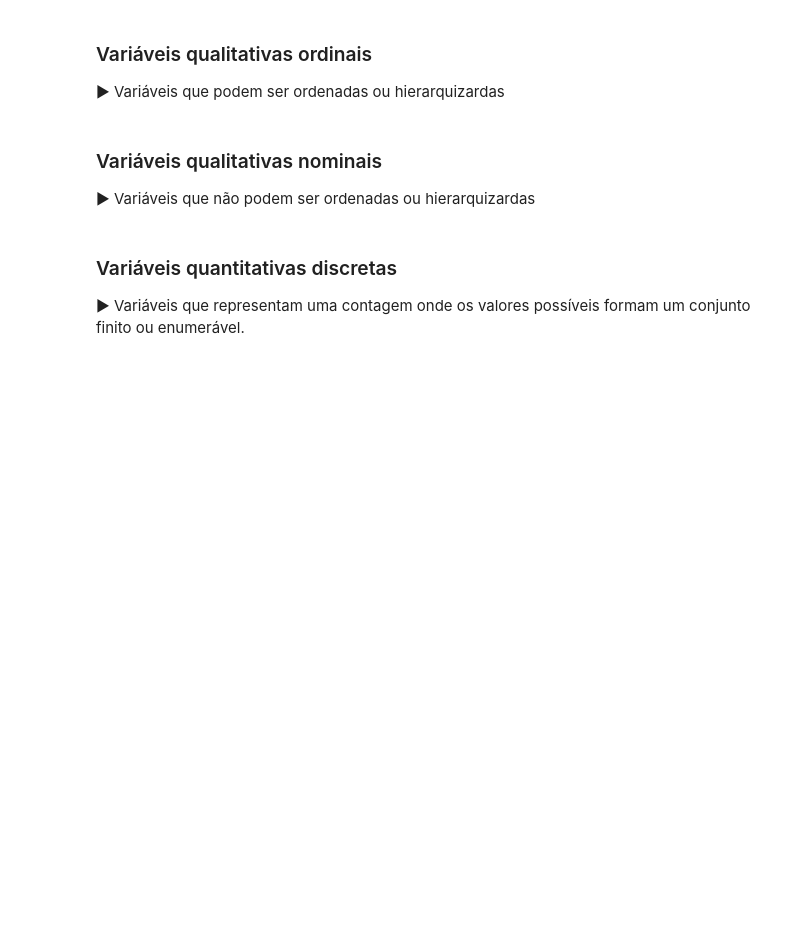
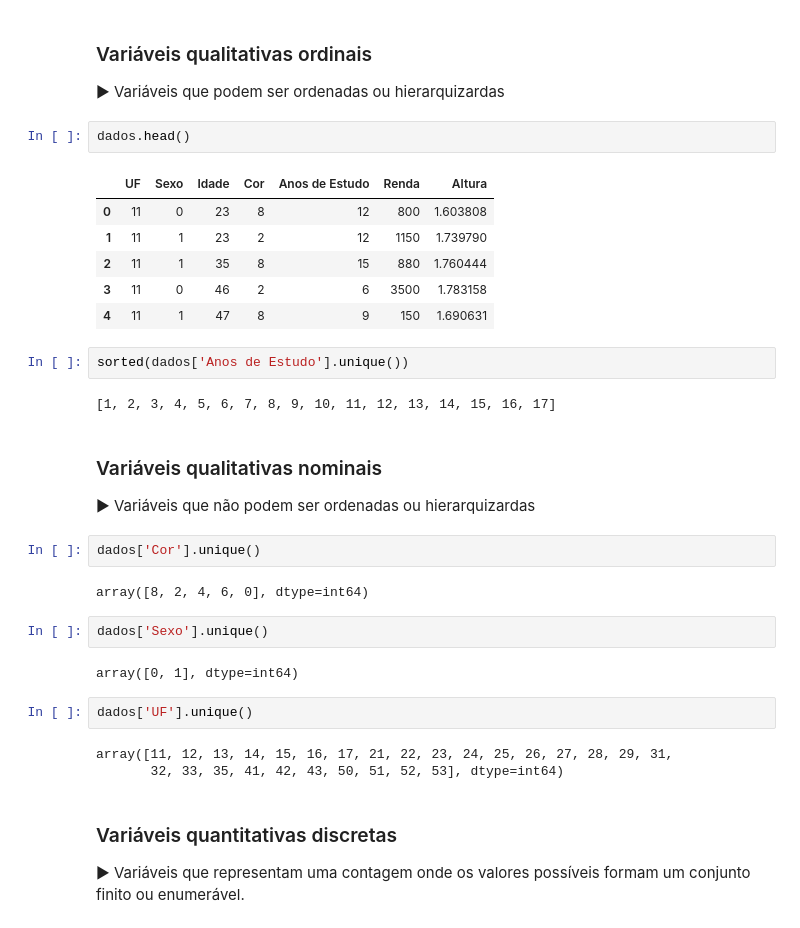
Before and after one commit to Florenncio/data_exploration_pnad2015, a Jupyter notebook: Curso_de_Estatística_Parte_1.ipynb, the cells around one changed output. Saved outputs shown, nothing was run; the diff lists cells and outputs as text; blank space fills up the shorter version.

```diff
--- a/Curso_de_Estatística_Parte_1.ipynb
+++ b/Curso_de_Estatística_Parte_1.ipynb
@@ -136,10 +136,36 @@ pandas.core.frame.DataFrame
 ### Variáveis qualitativas ordinais
 
 ► Variáveis que podem ser ordenadas ou hierarquizardas
+# %%
+dados.head()
+# %% [output]
+|  | UF | Sexo | Idade | Cor | Anos de Estudo | Renda | Altura |
+| 0 | 11 | 0 | 23 | 8 | 12 | 800 | 1.603808 |
+| 1 | 11 | 1 | 23 | 2 | 12 | 1150 | 1.739790 |
+| 2 | 11 | 1 | 35 | 8 | 15 | 880 | 1.760444 |
+| 3 | 11 | 0 | 46 | 2 | 6 | 3500 | 1.783158 |
+| 4 | 11 | 1 | 47 | 8 | 9 | 150 | 1.690631 |
+# %%
+sorted(dados['Anos de Estudo'].unique())
+# %% [output]
+[1, 2, 3, 4, 5, 6, 7, 8, 9, 10, 11, 12, 13, 14, 15, 16, 17]
 # %% [markdown]
 ### Variáveis qualitativas nominais
 
 ► Variáveis que não podem ser ordenadas ou hierarquizardas
+# %%
+dados['Cor'].unique()
+# %% [output]
+array([8, 2, 4, 6, 0], dtype=int64)
+# %%
+dados['Sexo'].unique()
+# %% [output]
+array([0, 1], dtype=int64)
+# %%
+dados['UF'].unique()
+# %% [output]
+array([11, 12, 13, 14, 15, 16, 17, 21, 22, 23, 24, 25, 26, 27, 28, 29, 31,
+       32, 33, 35, 41, 42, 43, 50, 51, 52, 53], dtype=int64)
 # %% [markdown]
 ### Variáveis quantitativas discretas
 
```
Also changed, not shown: parts of 4 cells of this notebook.
